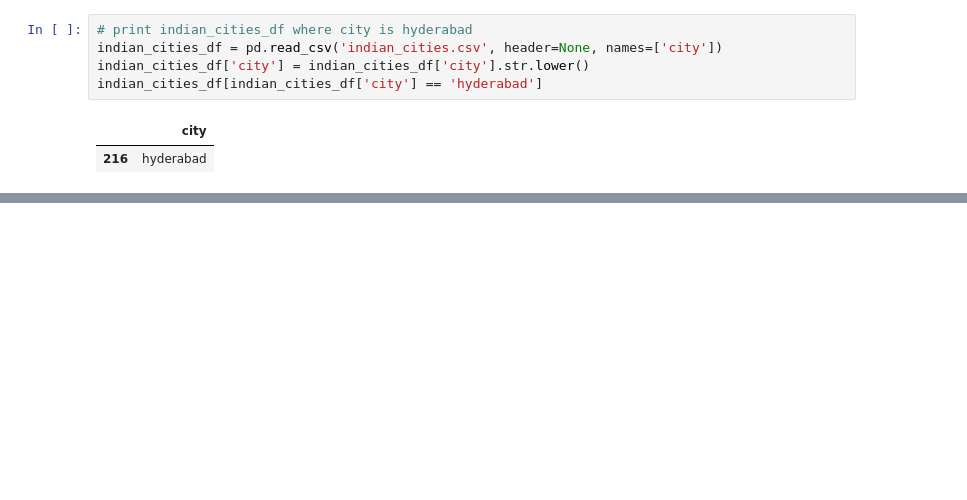
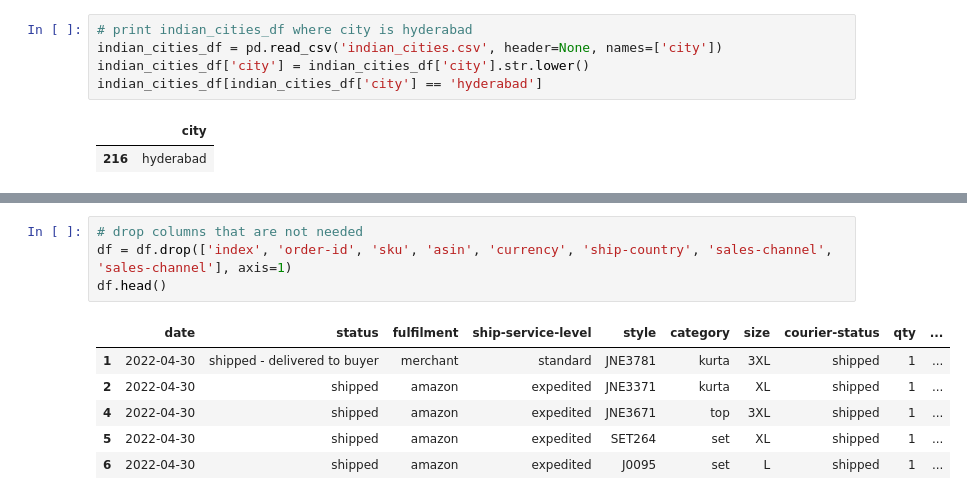
Before and after one commit to jesab/ml_assignment_1, a Jupyter notebook: JS_ML_Assignment_2.ipynb, the cells around one changed output, grey strips where cells are left out. Cells and saved outputs as stored; diff of their text form; blank space fills up the shorter version.

```diff
--- a/JS_ML_Assignment_2.ipynb
+++ b/JS_ML_Assignment_2.ipynb
@@ -401,0 +416,11 @@ print(df['cleaned_ship_city'].nunique())
+# %%
+# drop columns that are not needed
+df = df.drop(['index', 'order-id', 'sku', 'asin', 'currency', 'ship-country', 'sales-channel', 'sales-channel'], axis=1)
+df.head()
+# %% [output]
+|  | date | status | fulfilment | ship-service-level | style | category | size | courier-status | qty | ... |
+| 1 | 2022-04-30 | shipped - delivered to buyer | merchant | standard | JNE3781 | kurta | 3XL | shipped | 1 | ... |
+| 2 | 2022-04-30 | shipped | amazon | expedited | JNE3371 | kurta | XL | shipped | 1 | ... |
+| 4 | 2022-04-30 | shipped | amazon | expedited | JNE3671 | top | 3XL | shipped | 1 | ... |
+| 5 | 2022-04-30 | shipped | amazon | expedited | SET264 | set | XL | shipped | 1 | ... |
+| 6 | 2022-04-30 | shipped | amazon | expedited | J0095 | set | L | shipped | 1 | ... |
```
Also changed, not shown: parts of 22 cells of this notebook, 1 other file.
